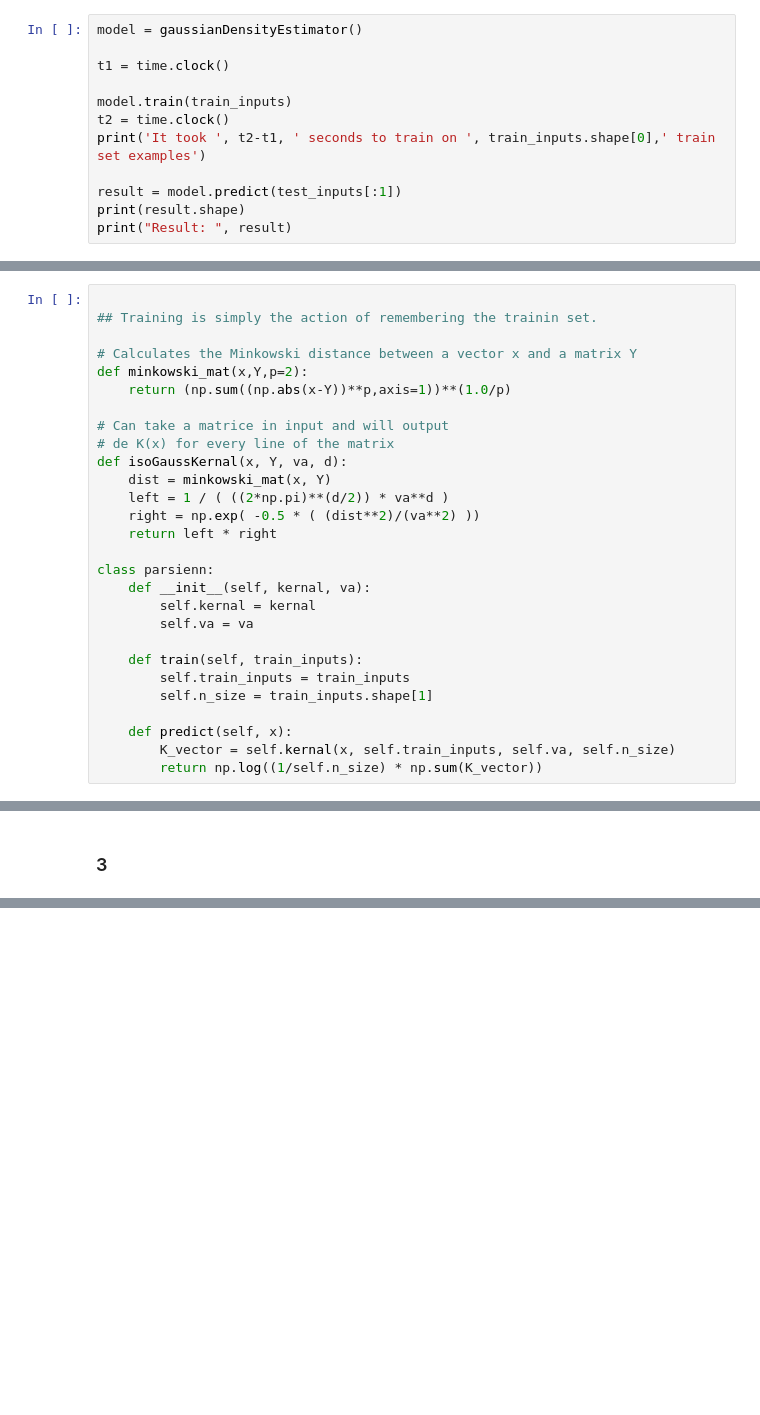
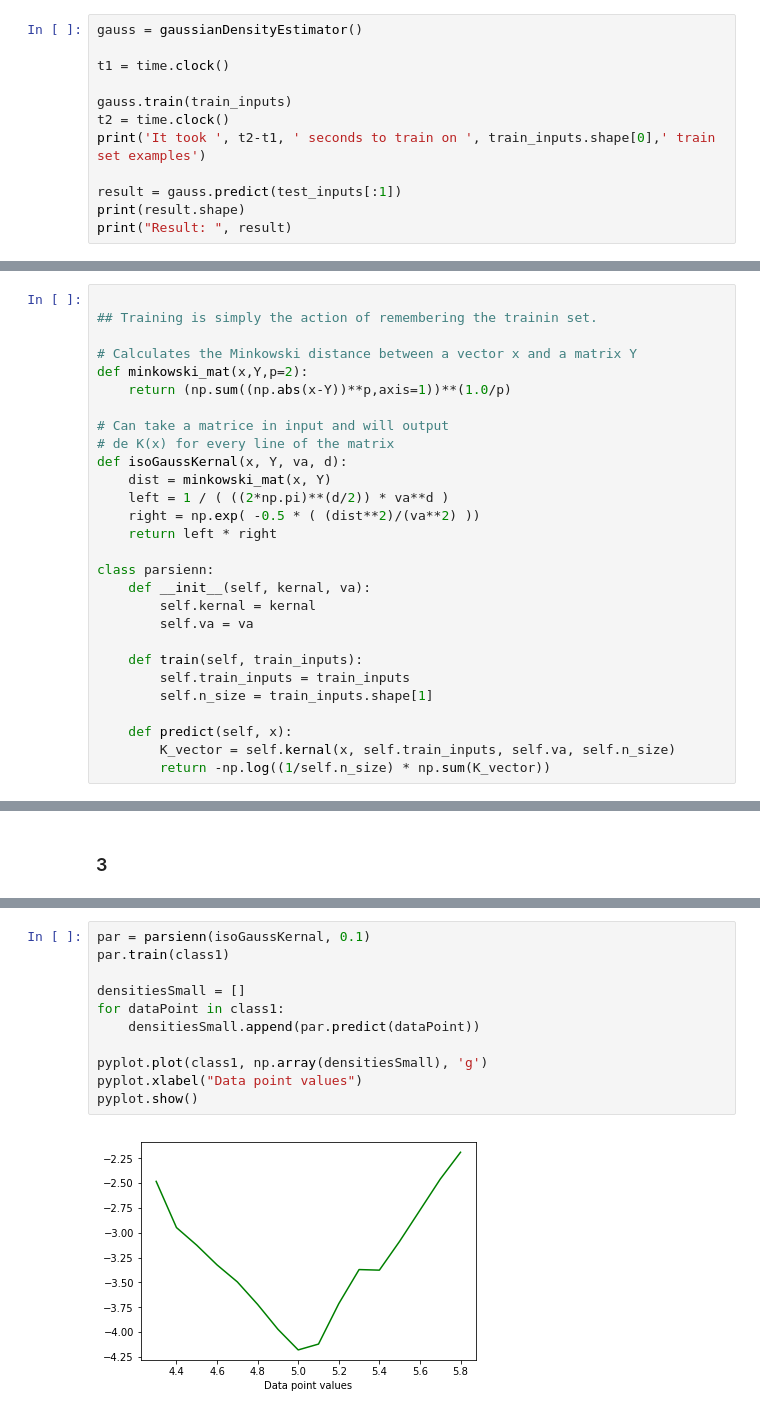
Before and after one commit to marued/IFT6390, a Jupyter notebook: Homeworks/Homework1/Question1.ipynb, the cells around one changed output, grey strips where cells are left out. Saved outputs shown, nothing was run; the diff lists cells and outputs as text; blank space fills up the shorter version.

```diff
--- a/Homeworks/Homework1/Question1.ipynb
+++ b/Homeworks/Homework1/Question1.ipynb
@@ -244,15 +244,15 @@ class gaussianDensityEstimator:
 
         return -np.log(left * right)[0][0] # returns the lost function (or the -log(p(x)))
 # %%
-model = gaussianDensityEstimator()
+gauss = gaussianDensityEstimator()
 
 t1 = time.clock()
 
-model.train(train_inputs)
+gauss.train(train_inputs)
 t2 = time.clock()
 print('It took ', t2-t1, ' seconds to train on ', train_inputs.shape[0],' train set examples')
 
-result = model.predict(test_inputs[:1])
+result = gauss.predict(test_inputs[:1])
 print(result.shape)
 print("Result: ", result)
 # %% [output]
@@ -293,7 +293,7 @@ class parsienn:
 
     def predict(self, x):
         K_vector = self.kernal(x, self.train_inputs, self.va, self.n_size)
-        return np.log((1/self.n_size) * np.sum(K_vector))
+        return -np.log((1/self.n_size) * np.sum(K_vector))
 # %%
 model = parsienn(isoGaussKernal, 0.001)
 
@@ -311,0 +339,13 @@ Result:  5.988816745777465
+# %%
+par = parsienn(isoGaussKernal, 0.1)
+par.train(class1)
+
+densitiesSmall = []
+for dataPoint in class1:
+    densitiesSmall.append(par.predict(dataPoint))
+
+pyplot.plot(class1, np.array(densitiesSmall), 'g')
+pyplot.xlabel("Data point values")
+pyplot.show()
+# %% [output]
+[figure, added]
```
Also changed, not shown: parts of 11 cells of this notebook.
